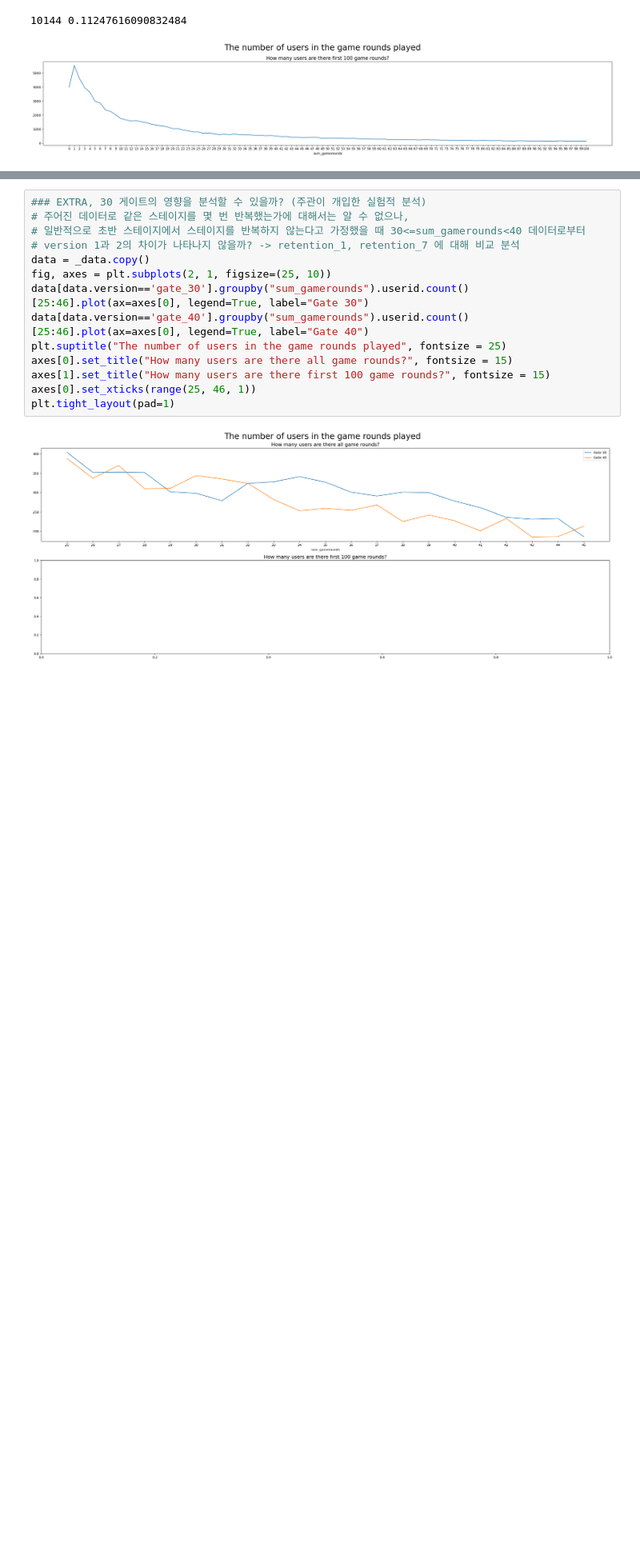
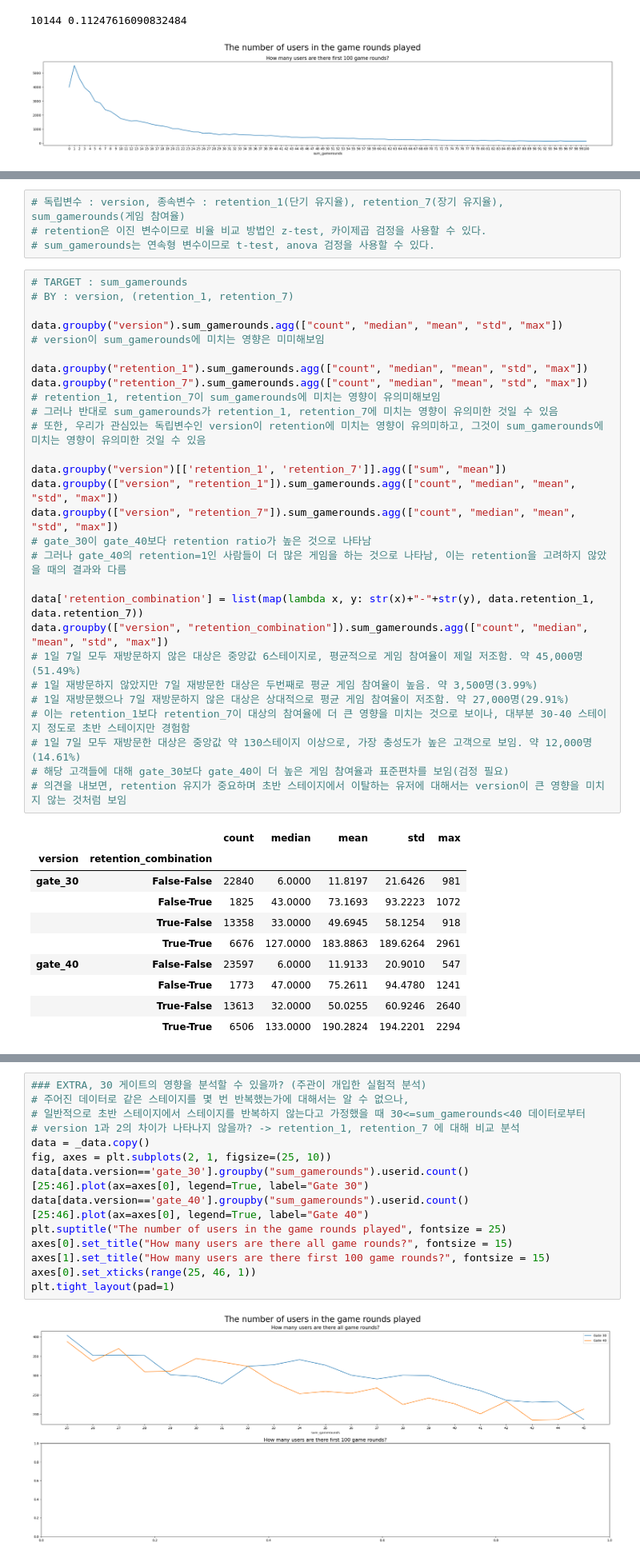
Before and after one commit to uowol/Kaggle-Data-Analysis, a Jupyter notebook: workplace/cookie_cats/250105_describe_data.ipynb, the cells around one changed output, grey strips where cells are left out. Shown: that part at 80% size. Cells and saved outputs as stored; diff of their text form; blank space fills up the shorter version.

```diff
--- a/workplace/cookie_cats/250105_describe_data.ipynb
+++ b/workplace/cookie_cats/250105_describe_data.ipynb
@@ -164,3 +174,46 @@ print(
 
 #### RESULT
 - TBD
+# %%
+# 독립변수 : version, 종속변수 : retention_1(단기 유지율), retention_7(장기 유지율), sum_gamerounds(게임 참여율)
+# retention은 이진 변수이므로 비율 비교 방법인 z-test, 카이제곱 검정을 사용할 수 있다.
+# sum_gamerounds는 연속형 변수이므로 t-test, anova 검정을 사용할 수 있다.
+# %%
+# TARGET : sum_gamerounds
+# BY : version, (retention_1, retention_7)
+
+data.groupby("version").sum_gamerounds.agg(["count", "median", "mean", "std", "max"])
+# version이 sum_gamerounds에 미치는 영향은 미미해보임
+
+data.groupby("retention_1").sum_gamerounds.agg(["count", "median", "mean", "std", "max"])
+data.groupby("retention_7").sum_gamerounds.agg(["count", "median", "mean", "std", "max"])
+# retention_1, retention_7이 sum_gamerounds에 미치는 영향이 유의미해보임
+# 그러나 반대로 sum_gamerounds가 retention_1, retention_7에 미치는 영향이 유의미한 것일 수 있음
+# 또한, 우리가 관심있는 독립변수인 version이 retention에 미치는 영향이 유의미하고, 그것이 sum_gamerounds에 미치는 영향이 유의미한 것일 수 있음
+
+data.groupby("version")[['retention_1', 'retention_7']].agg(["sum", "mean"])
+data.groupby(["version", "retention_1"]).sum_gamerounds.agg(["count", "median", "mean", "std", "max"])
+data.groupby(["version", "retention_7"]).sum_gamerounds.agg(["count", "median", "mean", "std", "max"])
+# gate_30이 gate_40보다 retention ratio가 높은 것으로 나타남
+# 그러나 gate_40의 retention=1인 사람들이 더 많은 게임을 하는 것으로 나타남, 이는 retention을 고려하지 않았을 때의 결과와 다름
+
+data['retention_combination'] = list(map(lambda x, y: str(x)+"-"+str(y), data.retention_1, data.retention_7))
+data.groupby(["version", "retention_combination"]).sum_gamerounds.agg(["count", "median", "mean", "std", "max"])
+# 1일 7일 모두 재방문하지 않은 대상은 중앙값 6스테이지로, 평균적으로 게임 참여율이 제일 저조함. 약 45,000명(51.49%)
+# 1일 재방문하지 않았지만 7일 재방문한 대상은 두번째로 평균 게임 참여율이 높음. 약 3,500명(3.99%)
+# 1일 재방문했으나 7일 재방문하지 않은 대상은 상대적으로 평균 게임 참여율이 저조함. 약 27,000명(29.91%)
+# 이는 retention_1보다 retention_7이 대상의 참여율에 더 큰 영향을 미치는 것으로 보이나, 대부분 30-40 스테이지 정도로 초반 스테이지만 경험함
+# 1일 7일 모두 재방문한 대상은 중앙값 약 130스테이지 이상으로, 가장 충성도가 높은 고객으로 보임. 약 12,000명(14.61%)
+# 해당 고객들에 대해 gate_30보다 gate_40이 더 높은 게임 참여율과 표준편차를 보임(검정 필요)
+# 의견을 내보면, retention 유지가 중요하며 초반 스테이지에서 이탈하는 유저에 대해서는 version이 큰 영향을 미치지 않는 것처럼 보임
+# %% [output]
+|  |  | count | median | mean | std | max |
+| version | retention_combination |  |  |  |  |  |
+| gate_30 | False-False | 22840 | 6.0000 | 11.8197 | 21.6426 | 981 |
+|  | False-True | 1825 | 43.0000 | 73.1693 | 93.2223 | 1072 |
+|  | True-False | 13358 | 33.0000 | 49.6945 | 58.1254 | 918 |
+|  | True-True | 6676 | 127.0000 | 183.8863 | 189.6264 | 2961 |
+| gate_40 | False-False | 23597 | 6.0000 | 11.9133 | 20.9010 | 547 |
+|  | False-True | 1773 | 47.0000 | 75.2611 | 94.4780 | 1241 |
+|  | True-False | 13613 | 32.0000 | 50.0255 | 60.9246 | 2640 |
+|  | True-True | 6506 | 133.0000 | 190.2824 | 194.2201 | 2294 |
```
Also changed, not shown: parts of 3 cells of this notebook.
